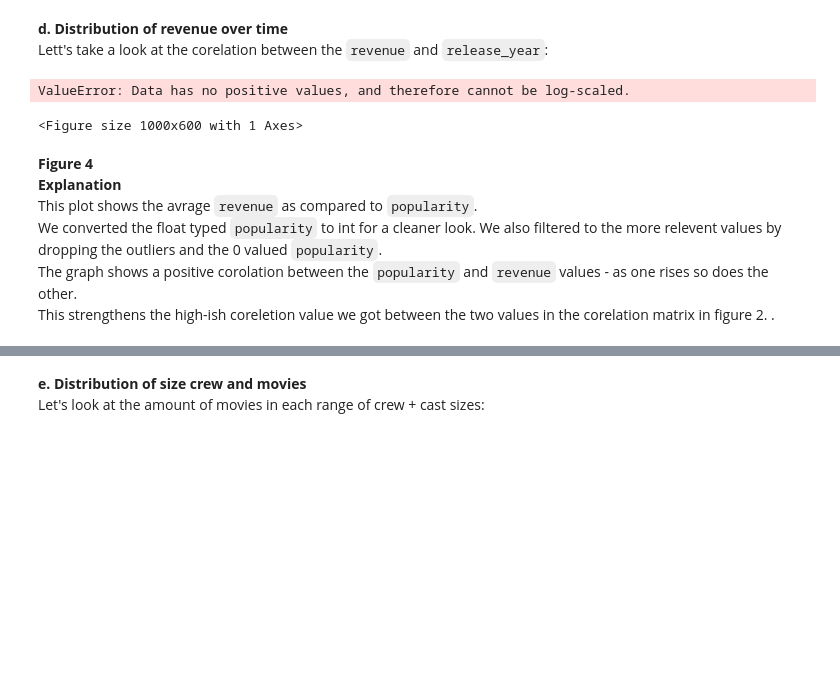
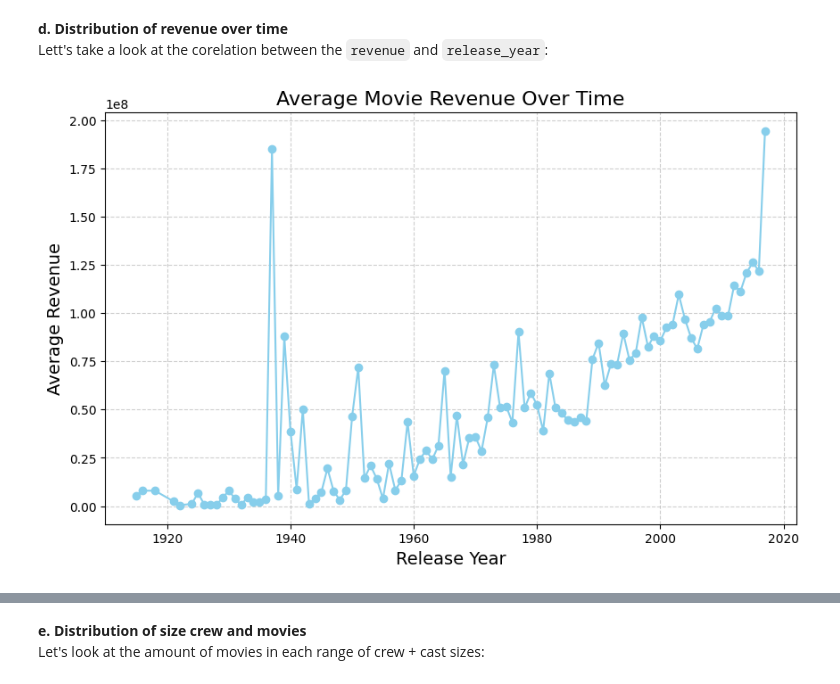
Before and after one commit to Tal144155/DTS_Project, a Jupyter notebook: TDS_Project_p1.ipynb, the cells around one changed output, grey strips where cells are left out. Saved outputs shown, nothing was run; the diff lists cells and outputs as text; code cells hidden in the pictures; blank space fills up the shorter version.

```diff
--- a/TDS_Project_p1.ipynb
+++ b/TDS_Project_p1.ipynb
@@ -492,21 +479,16 @@ filtered_df = avg_by_pop[(avg_by_pop['popularity'] < 20) & (avg_by_pop['populari
 # %%
+avg_revenue_per_year = dataset.groupby('release_year')['revenue'].mean().reset_index()
+
 plt.figure(figsize=(10, 6))
-sns.lineplot(data=filtered_df, x='popularity', y='revenue', marker='o', color = '#00629d')
-plt.yscale('log')
-plt.title('Correlation Between Crew Size and Revenue', fontsize=16)
-plt.xlabel('Popularity', fontsize=14)
-plt.ylabel('Avrage Revenue', fontsize=14)
-plt.xticks(rotation=45)
-plt.grid(True)
+plt.plot(avg_revenue_per_year['release_year'], avg_revenue_per_year['revenue'],
+         marker='o', linestyle='-', color='skyblue')
+
+plt.title('Average Movie Revenue Over Time', fontsize=16)
+plt.xlabel('Release Year', fontsize=14)
+plt.ylabel('Average Revenue', fontsize=14)
+
+plt.grid(True, linestyle='--', alpha=0.6)
+
 plt.show()
 # %% [output]
-ValueError: Data has no positive values, and therefore cannot be log-scaled.
-<Figure size 1000x600 with 1 Axes>
+[figure, added]
-# %% [markdown]
-**Figure 4**<br>
-**Explanation**<br>
-This plot shows the avrage `revenue` as compared to `popularity`. <br>
-We converted the float typed `popularity` to int for a cleaner look. We also filtered to the more relevent values by dropping the outliers and the 0 valued `popularity`. <br>
-The graph shows a positive corolation between the `popularity` and `revenue` values - as one rises so does the other.<br>
-This strengthens the high-ish coreletion value we got between the two values in the corelation matrix in figure 2.
-.
```
Also changed, not shown: parts of 10 cells of this notebook, 1 other file.
